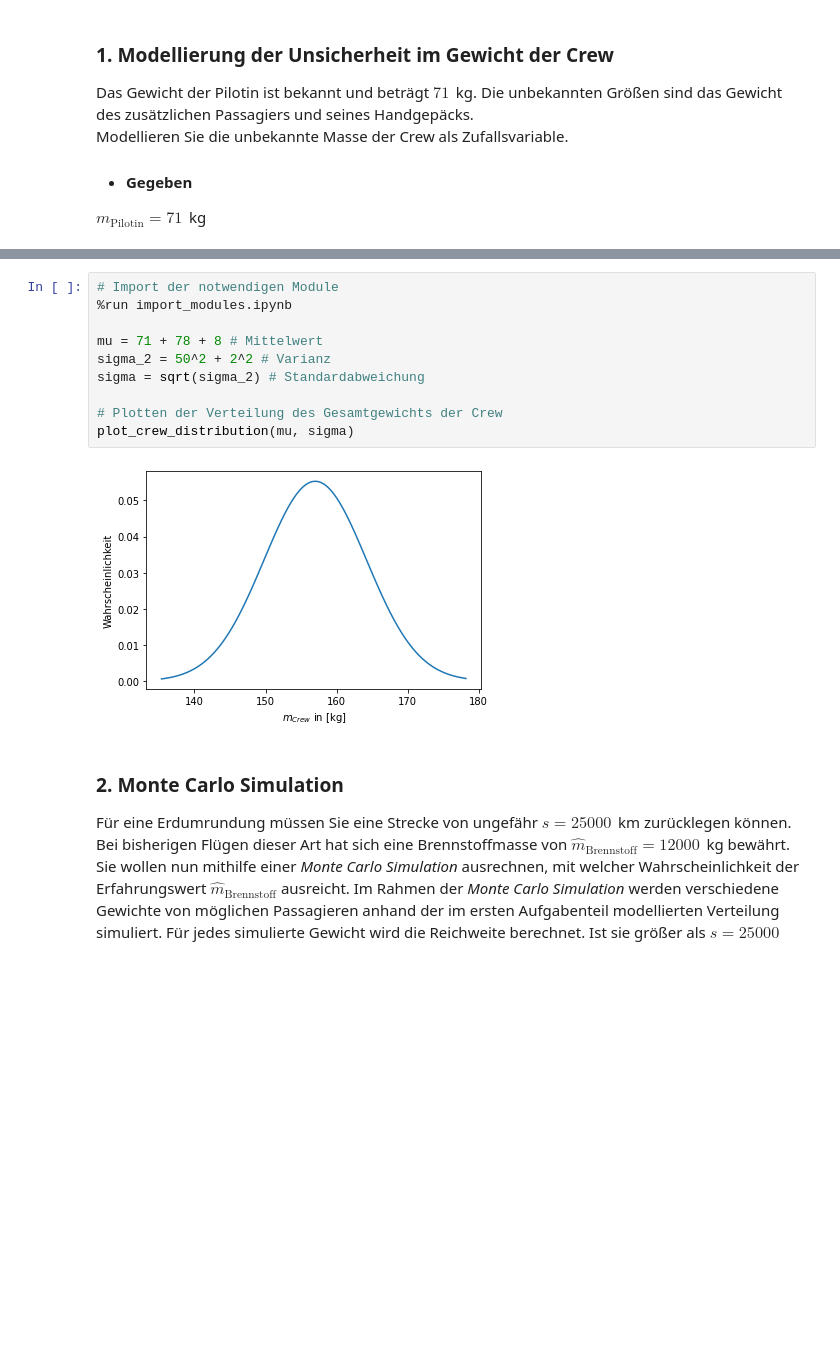
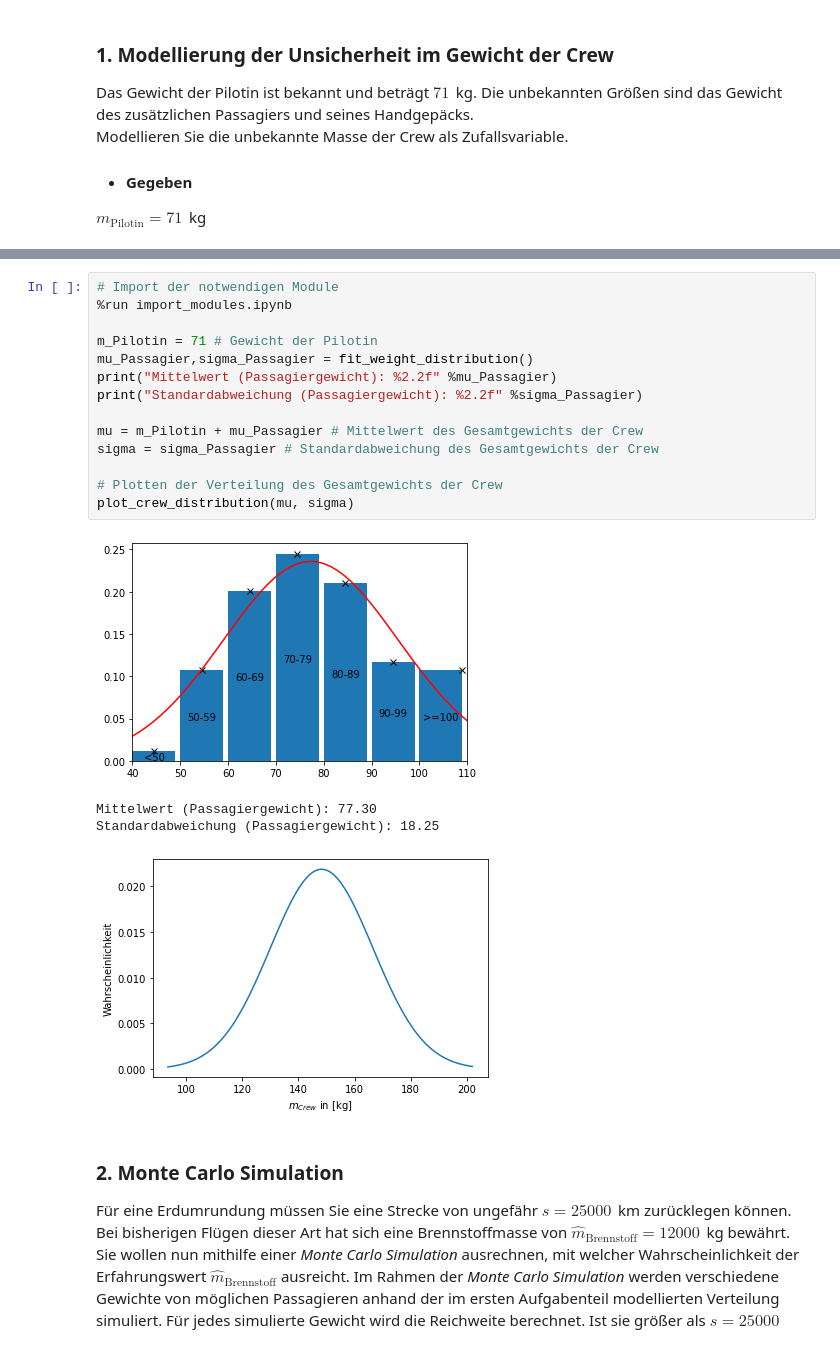
Before and after one commit to ulrichroemer/share-notebook, a Jupyter notebook: Reichweite_Lösung.ipynb, the cells around one changed output, grey strips where cells are left out. Drawn from its saved outputs; the diff is of its cells as text; blank space fills up the shorter version.

Commit message:
Gewichts-Histogramm Fit hinzugefügt; Handgepaeck entfernt

```diff
--- a/Reichweite_Lösung.ipynb
+++ b/Reichweite_Lösung.ipynb
@@ -29,15 +30,22 @@ Die folgende Abbildung zeigt eine grobe Näherung des normalverteilten Gesamtgew
 # %%
 # Import der notwendigen Module
 %run import_modules.ipynb
 
-mu = 71 + 78 + 8 # Mittelwert
-sigma_2 = 50^2 + 2^2 # Varianz
-sigma = sqrt(sigma_2) # Standardabweichung
+m_Pilotin = 71 # Gewicht der Pilotin
+mu_Passagier,sigma_Passagier = fit_weight_distribution()
+print("Mittelwert (Passagiergewicht): %2.2f" %mu_Passagier)
+print("Standardabweichung (Passagiergewicht): %2.2f" %sigma_Passagier)
+
+mu = m_Pilotin + mu_Passagier # Mittelwert des Gesamtgewichts der Crew
+sigma = sigma_Passagier # Standardabweichung des Gesamtgewichts der Crew
 
 # Plotten der Verteilung des Gesamtgewichts der Crew
 plot_crew_distribution(mu, sigma)
 # %% [output]
-[figure, old version]
+[figure, new version]
+Mittelwert (Passagiergewicht): 77.30
+Standardabweichung (Passagiergewicht): 18.25
+[figure, added]
 # %% [markdown]
 ### 2. Monte Carlo Simulation
 Für eine Erdumrundung müssen Sie eine Strecke von ungefähr $s = 25000\,$ km zurücklegen können. Bei bisherigen Flügen dieser Art hat sich eine Brennstoffmasse von $\hat{m}_{\textrm{Brennstoff}} = 12000\,$ kg bewährt. Sie wollen nun mithilfe einer *Monte Carlo Simulation* ausrechnen, mit welcher Wahrscheinlichkeit der Erfahrungswert $\hat{m}_{\textrm{Brennstoff}}$ ausreicht. Im Rahmen der *Monte Carlo Simulation* werden verschiedene Gewichte von möglichen Passagieren anhand der im ersten Aufgabenteil modellierten Verteilung simuliert. Für jedes simulierte Gewicht wird die Reichweite berechnet. Ist sie größer als $s = 25000\,$ km, ist der Brennstoff ausreichend. In diesem Fall ist einen Erfolg zu verbuchen, ansonsten einen Misserfolg. Die Wahrscheinlichkeit ergibt sich dann näherungsweise aus der relativen Häufigkeit eines Erfolges. Die nachfolgende Zelle visualisiert das Vorgehen.
```
Also changed, not shown: parts of 4 cells of this notebook, 2 other files.
